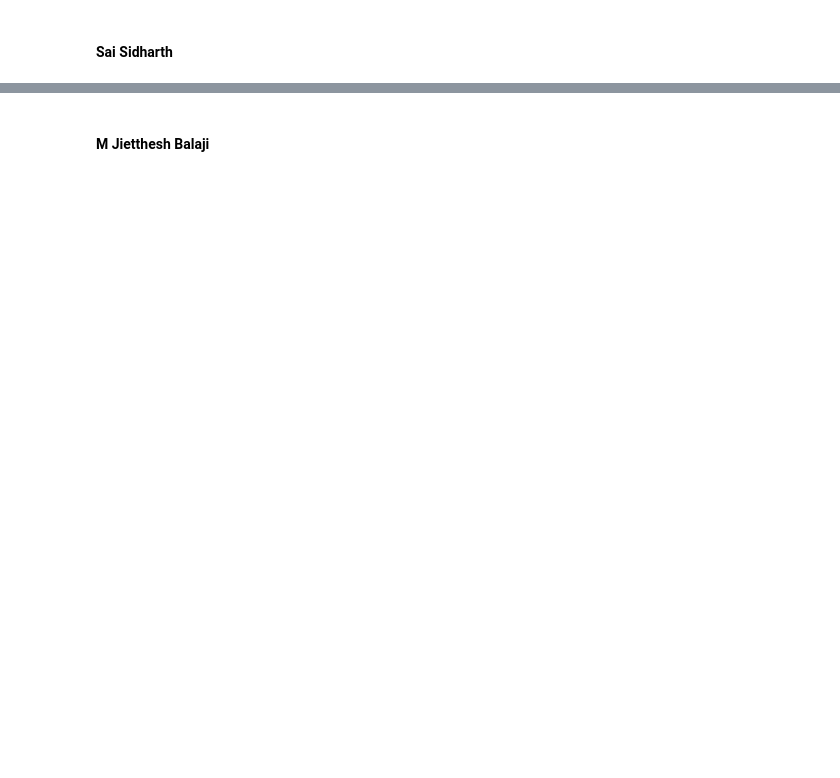
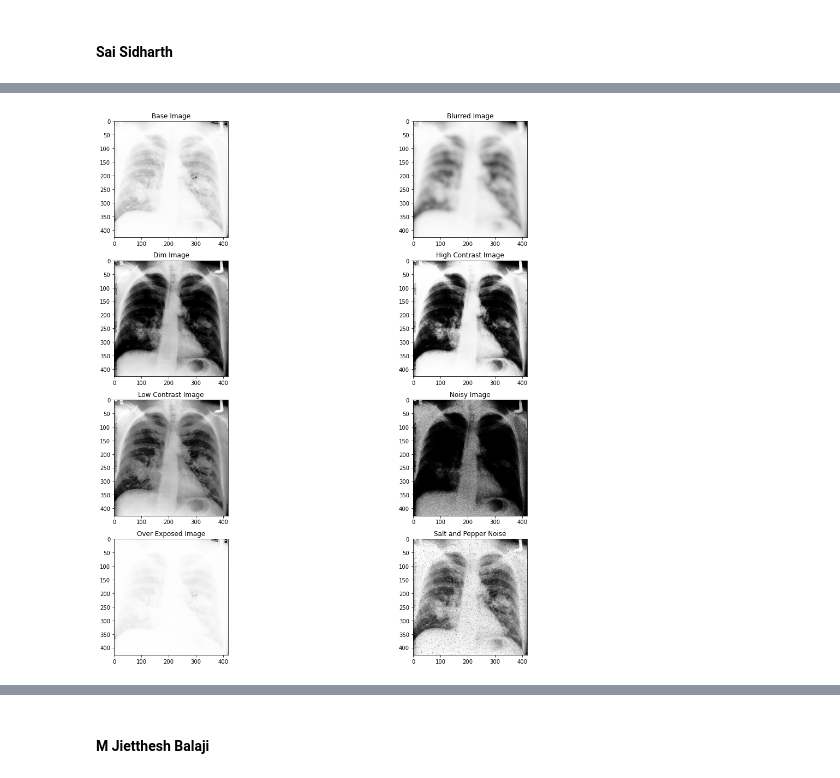
Before and after one commit to Sai-Sid07/Lung-Cancer-Detection, a Jupyter notebook: Lung Cancer - Review 1.ipynb, the cells around one changed output, grey strips where cells are left out. Saved outputs shown, nothing was run; the diff lists cells and outputs as text; code cells hidden in the pictures; blank space fills up the shorter version.

```diff
--- a/Lung Cancer - Review 1.ipynb
+++ b/Lung Cancer - Review 1.ipynb
@@ -61,0 +176,47 @@ import cv2
+# %%
+#Applying on the Dataset of Images
+#Choose the best Gamma value from above and apply that on all filters
+gamma_corrected_base = np.array(255*(img_base / 255) ** 0.1, dtype = 'uint8')
+gamma_corrected_blurred = np.array(255*(img_blurred / 255) ** 0.1, dtype = 'uint8')
+gamma_corrected_dim = np.array(255*(img_dim / 255) ** 0.5, dtype = 'uint8')
+gamma_corrected_highcontrast = np.array(255*(img_highcontrast / 255) ** 1.0, dtype = 'uint8')
+gamma_corrected_lowcontrast = np.array(255*(img_lowcontrast / 255) ** 1.0, dtype = 'uint8')
+gamma_corrected_noise_25 = np.array(255*(img_noise_25 / 255) ** 4.0, dtype = 'uint8')
+gamma_corrected_overexposed = np.array(255*(img_overexposed / 255) ** 0.1, dtype = 'uint8')
+gamma_corrected_saltandpepper = np.array(255*(img_saltandpepper / 255) ** 0.5, dtype = 'uint8')
+
+fig = plt.figure(figsize=(18,18))
+
+axis1 = fig.add_subplot(4,2,1)
+axis1.imshow(gamma_corrected_base, cmap='gray')
+axis1.title.set_text('Base Image')
+
+axis2 = fig.add_subplot(4,2,2)
+axis2.imshow(gamma_corrected_blurred, cmap='gray')
+axis2.title.set_text('Blurred Image')
+
+axis3 = fig.add_subplot(4,2,3)
+axis3.imshow(gamma_corrected_dim, cmap='gray')
+axis3.title.set_text('Dim Image')
+
+axis4 = fig.add_subplot(4,2,4)
+axis4.imshow(gamma_corrected_highcontrast, cmap='gray')
+axis4.title.set_text('High Contrast Image')
+
+axis1 = fig.add_subplot(4,2,5)
+axis1.imshow(gamma_corrected_lowcontrast, cmap='gray')
+axis1.title.set_text('Low Contrast Image')
+
+axis2 = fig.add_subplot(4,2,6)
+axis2.imshow(gamma_corrected_noise_25, cmap='gray')
+axis2.title.set_text('Noisy Image')
+
+axis3 = fig.add_subplot(4,2,7)
+axis3.imshow(gamma_corrected_overexposed, cmap='gray')
+axis3.title.set_text('Over Exposed Image')
+
+axis4 = fig.add_subplot(4,2,8)
+axis4.imshow(gamma_corrected_saltandpepper, cmap='gray')
+axis4.title.set_text('Salt and Pepper Noise')
+# %% [output]
+[figure, added]
```
Also changed, not shown: parts of 16 cells of this notebook, 9 other files.
